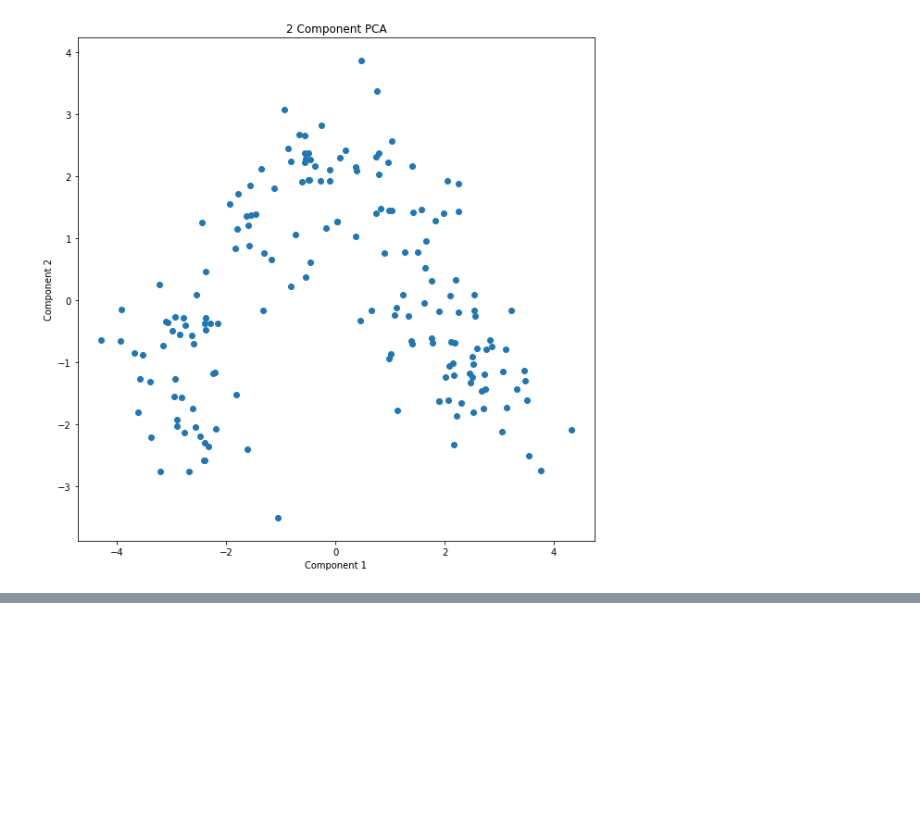
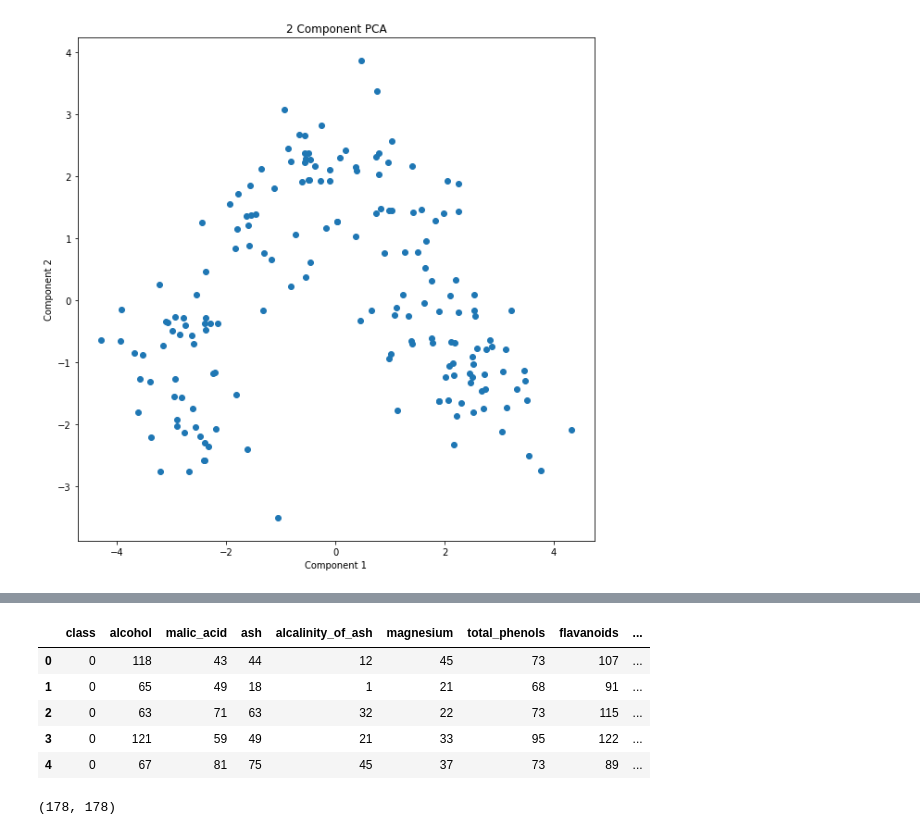
Before and after one commit to jithesh9539/Dimensionality_Reduction_Technique, a Jupyter notebook: PCA_SVD_TSNE_UMAP.ipynb, the cells around one changed output, grey strips where cells are left out. Cells and saved outputs as stored; diff of their text form; code cells hidden in the pictures; blank space fills up the shorter version.

```diff
--- a/PCA_SVD_TSNE_UMAP.ipynb
+++ b/PCA_SVD_TSNE_UMAP.ipynb
@@ -178,0 +184,2 @@ plt.scatter(PCA_dataset1['component1'], PCA_dataset1['component2'])
+# %%
+svd_df=pd.read_csv('Wine.csv')
@@ -178,0 +199,2 @@ plt.scatter(PCA_dataset1['component1'], PCA_dataset1['component2'])
+# %%
+encoder=LabelEncoder()
@@ -178,0 +204,9 @@ plt.scatter(PCA_dataset1['component1'], PCA_dataset1['component2'])
+# %%
+svd_df.head()
+# %% [output]
+|  | class | alcohol | malic_acid | ash | alcalinity_of_ash | magnesium | total_phenols | flavanoids | ... |
+| 0 | 0 | 118 | 43 | 44 | 12 | 45 | 73 | 107 | ... |
+| 1 | 0 | 65 | 49 | 18 | 1 | 21 | 68 | 91 | ... |
+| 2 | 0 | 63 | 71 | 63 | 32 | 22 | 73 | 115 | ... |
+| 3 | 0 | 121 | 59 | 49 | 21 | 33 | 95 | 122 | ... |
+| 4 | 0 | 67 | 81 | 75 | 45 | 37 | 73 | 89 | ... |
@@ -178,0 +220,4 @@ plt.scatter(PCA_dataset1['component1'], PCA_dataset1['component2'])
+# %%
+u.shape
+# %% [output]
+(178, 178)
```
Also changed, not shown: parts of 17 cells of this notebook.
